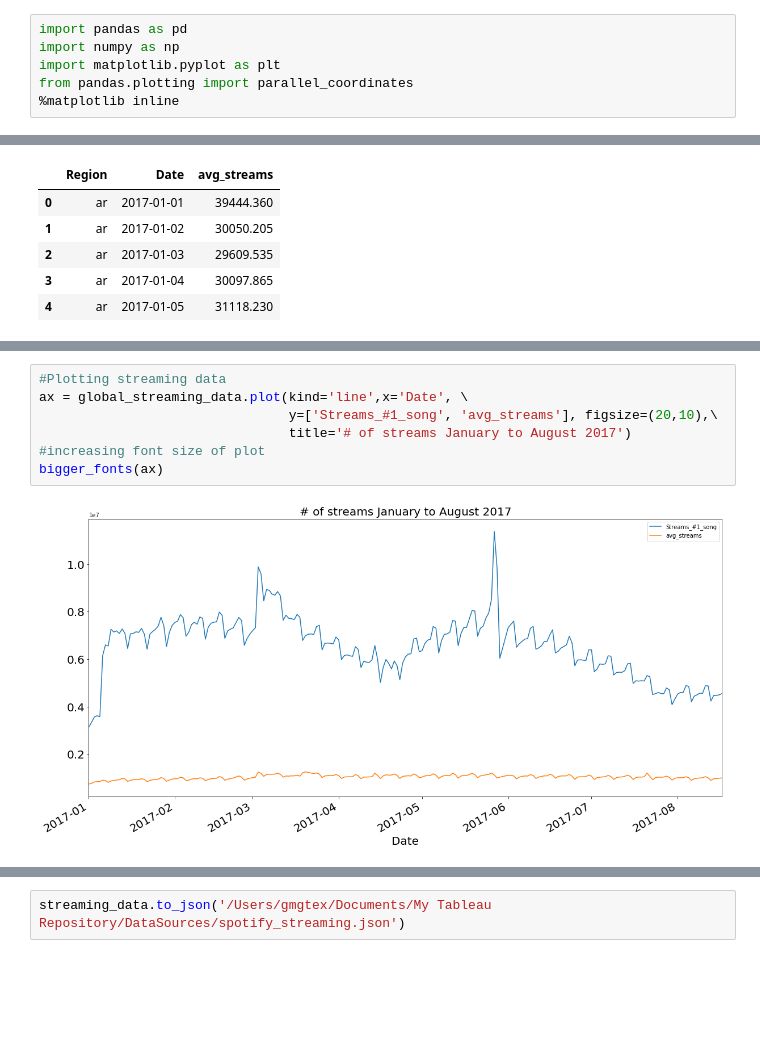
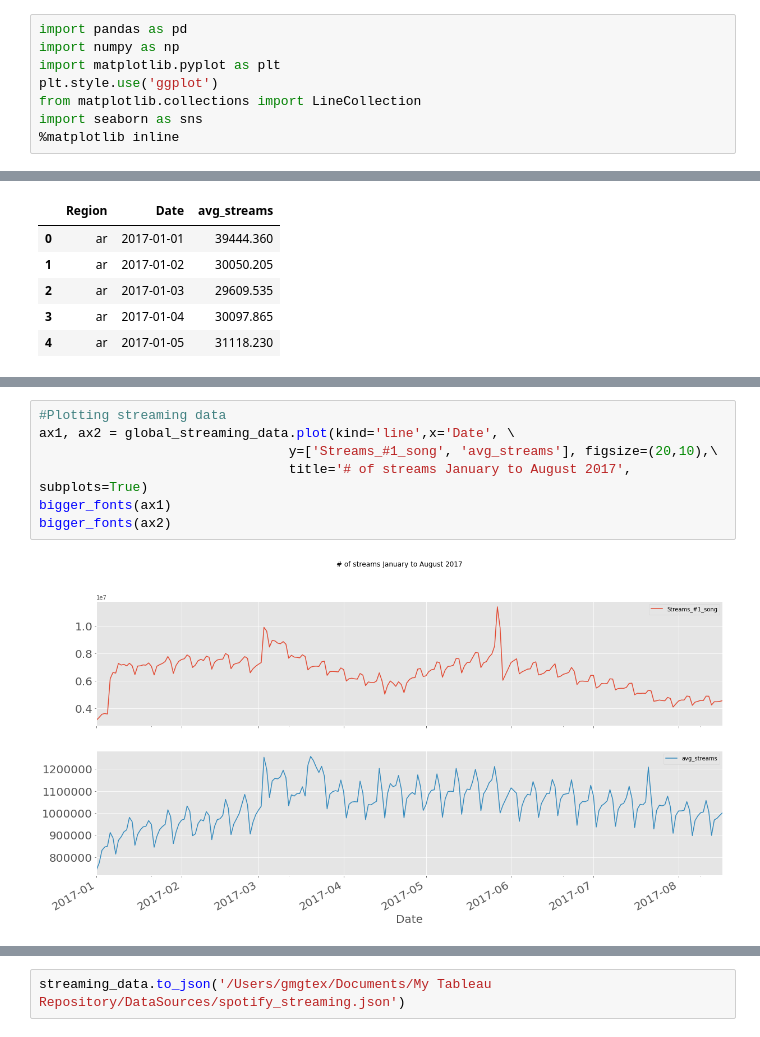
Before and after one commit to maxgrossenbacher/Forecasting_daily_spotify_streams, a Jupyter notebook: src/Spotify_Time_Series.ipynb, the cells around one changed output, grey strips where cells are left out. Drawn from its saved outputs; the diff is of its cells as text; blank space fills up the shorter version.

```diff
--- a/src/Spotify_Time_Series.ipynb
+++ b/src/Spotify_Time_Series.ipynb
@@ -2,7 +2,9 @@
 import pandas as pd
 import numpy as np
 import matplotlib.pyplot as plt
-from pandas.plotting import parallel_coordinates
+plt.style.use('ggplot')
+from matplotlib.collections import LineCollection
+import seaborn as sns
 %matplotlib inline
 # %%
 def bigger_fonts(ax):
@@ -107,10 +186,10 @@ global_streaming_data.head()
 | 4633 | 823564 | 2017-01-05 | global | 3579206 | The Weeknd | Starboy | 3 | Thursday | 849595.470 |
 # %%
 #Plotting streaming data
-ax = global_streaming_data.plot(kind='line',x='Date', \
+ax1, ax2 = global_streaming_data.plot(kind='line',x='Date', \
                                 y=['Streams_#1_song', 'avg_streams'], figsize=(20,10),\
-                                title='# of streams January to August 2017')
-#increasing font size of plot
-bigger_fonts(ax)
+                                title='# of streams January to August 2017', subplots=True)
+bigger_fonts(ax1)
+bigger_fonts(ax2)
 # %% [output]
-[figure, old version]
+[figure, new version]
```
Also changed, not shown: parts of 13 cells of this notebook.
